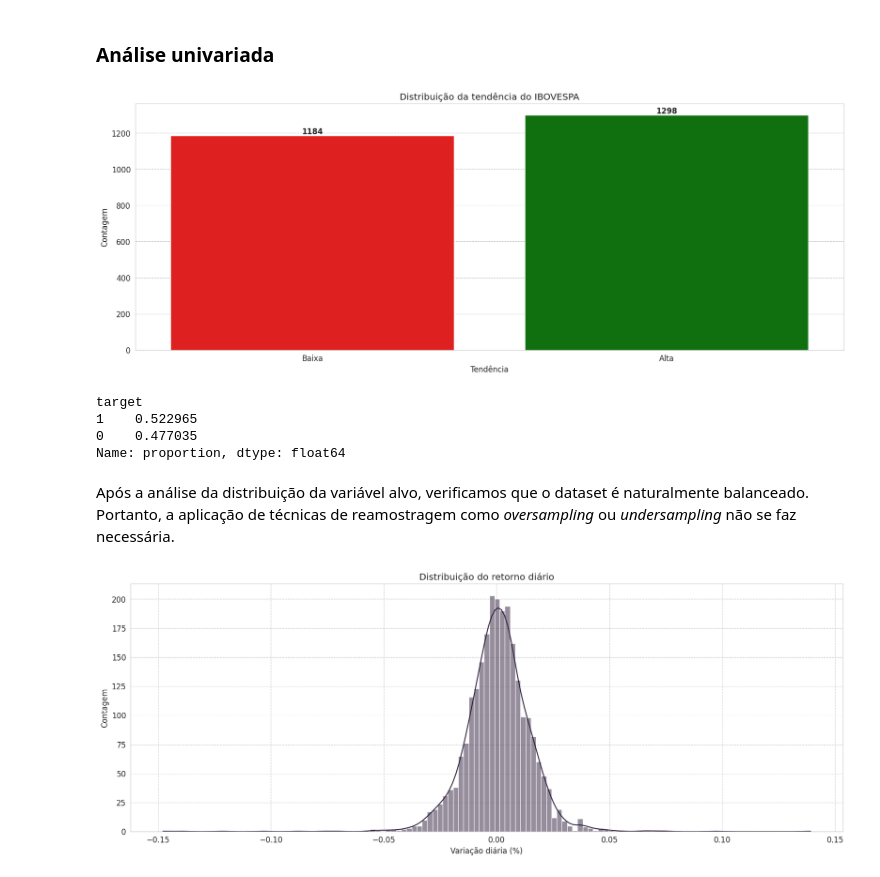
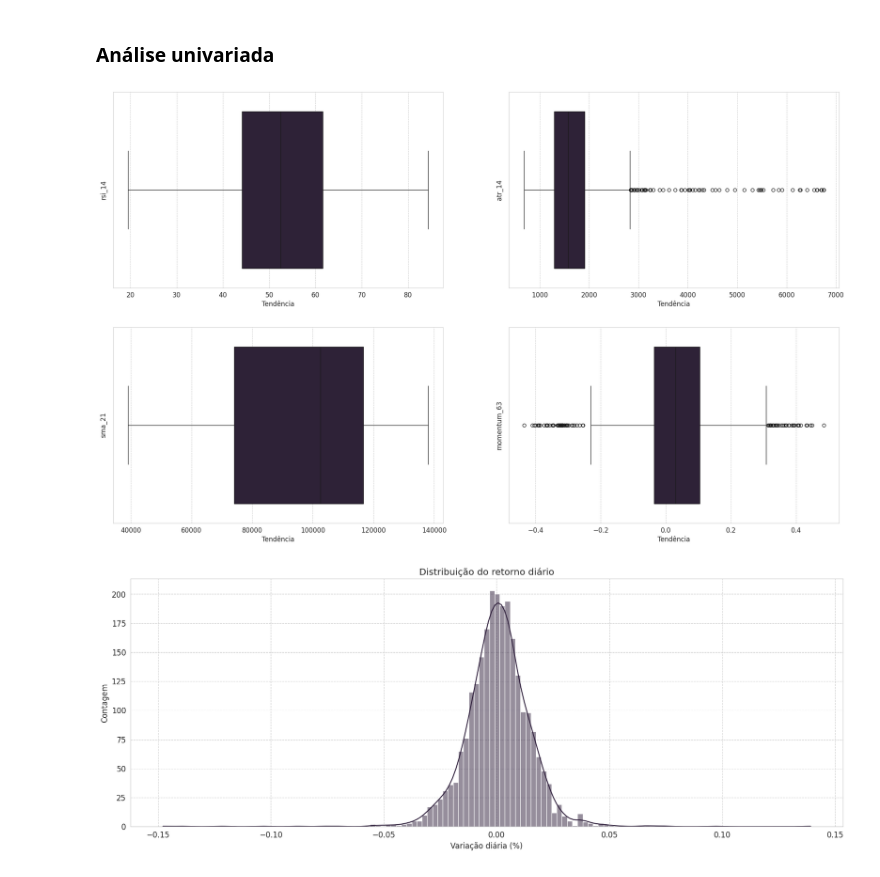
Before and after one commit to JacksonvBarbosa/Analise_Indice_Ibovespa, a Jupyter notebook: notebooks/02-exploratory-data-analysis-notebook.ipynb, the cells around one changed output. Cells and saved outputs as stored; diff of their text form; code cells hidden in the pictures.

```diff
--- a/notebooks/02-exploratory-data-analysis-notebook.ipynb
+++ b/notebooks/02-exploratory-data-analysis-notebook.ipynb
@@ -82,39 +82,18 @@ df.describe()
 8 rows × 27 columns
 # %% [markdown]
 ### Análise univariada
-# %%
-# Paleta
-palette_green_red = {0: 'red', 1: 'green'}
-
-# Gráfico de qtd de dias com tendência alta ou baixa
-ax = sns.countplot(data=df, x='target', hue='target', palette=palette_green_red, legend=False)
-
-# Título e rótulos dos eixos
-plt.title('Distribuição da tendência do IBOVESPA')
-plt.xlabel('Tendência')
-plt.ylabel('Contagem')
-plt.xticks(ticks=[0, 1], labels=['Baixa', 'Alta'])
-
-# Adiciona os valores nas barras
-for p in ax.patches:
-    height = p.get_height()
-    ax.annotate(f'{int(height)}',
-                  (p.get_x() + p.get_width() / 2, height),
-                  ha='center', va='bottom', fontsize=12, fontweight='bold')
-
-plt.show()
-# %% [output]
-[figure, removed]
-# %%
-# Porcentagem da distribuição da tendência
-df['target'].value_counts(normalize=True)
-# %% [output]
-target
-1    0.522965
-0    0.477035
-Name: proportion, dtype: float64
-# %% [markdown]
-Após a análise da distribuição da variável alvo, verificamos que o dataset é naturalmente balanceado. Portanto, a aplicação de técnicas de reamostragem como *oversampling* ou *undersampling* não se faz necessária.
+# %%
+colunas = df[['rsi_14', 'atr_14', 'sma_21', 'momentum_63']]
+
+plt.figure(figsize=(24,30))
+
+for i, coluna in enumerate(colunas, 1):
+    plt.subplot(4, 2, i)
+    sns.boxplot(data=df, x=coluna)
+    plt.xlabel('Tendência')
+    plt.ylabel(coluna)
+# %% [output]
+[figure, added]
 # %%
 # Distribuição do retorno diário
 sns.histplot(df['daily_return'], kde=True)
```
Also changed, not shown: parts of 24 cells of this notebook, 7 other files.
